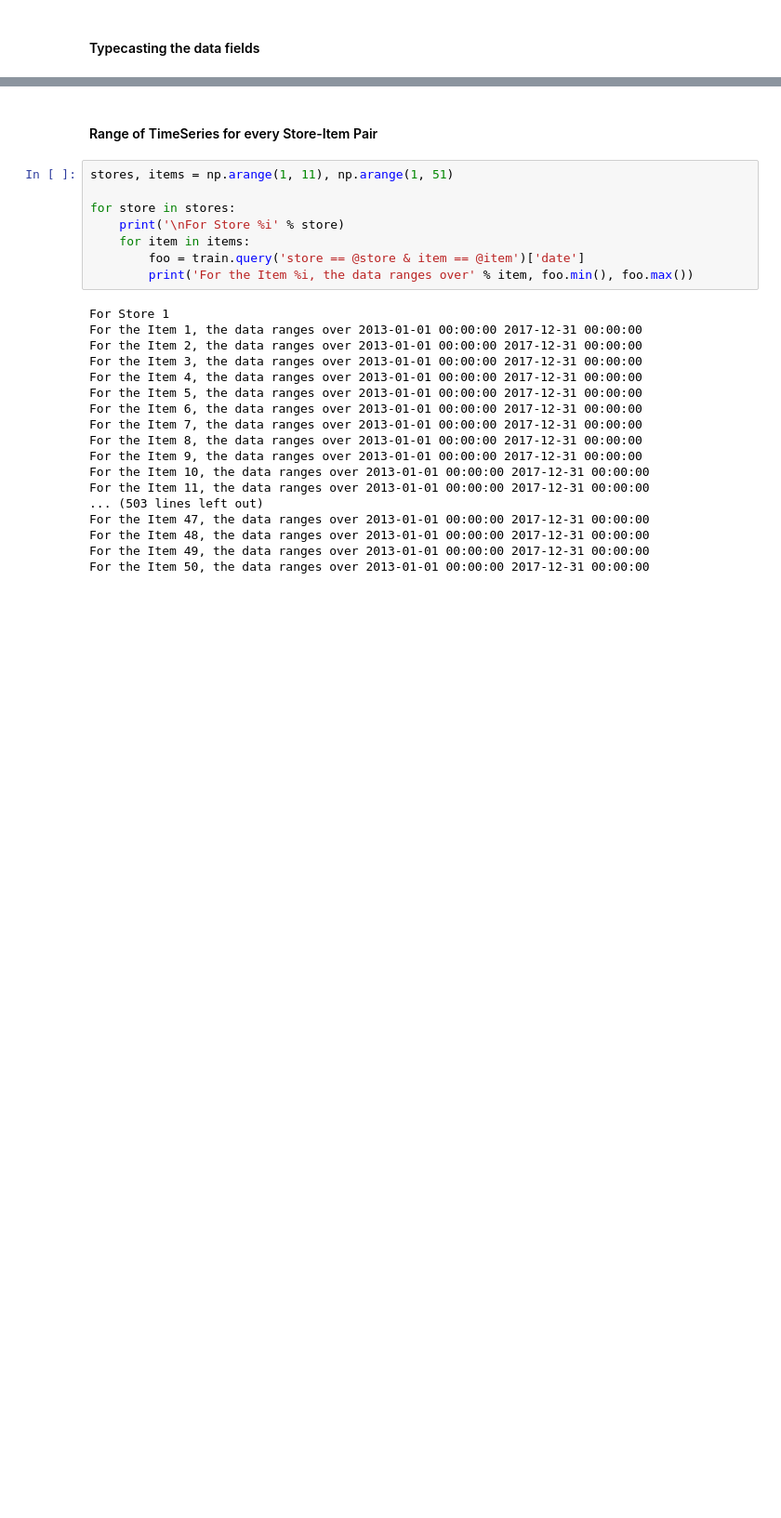
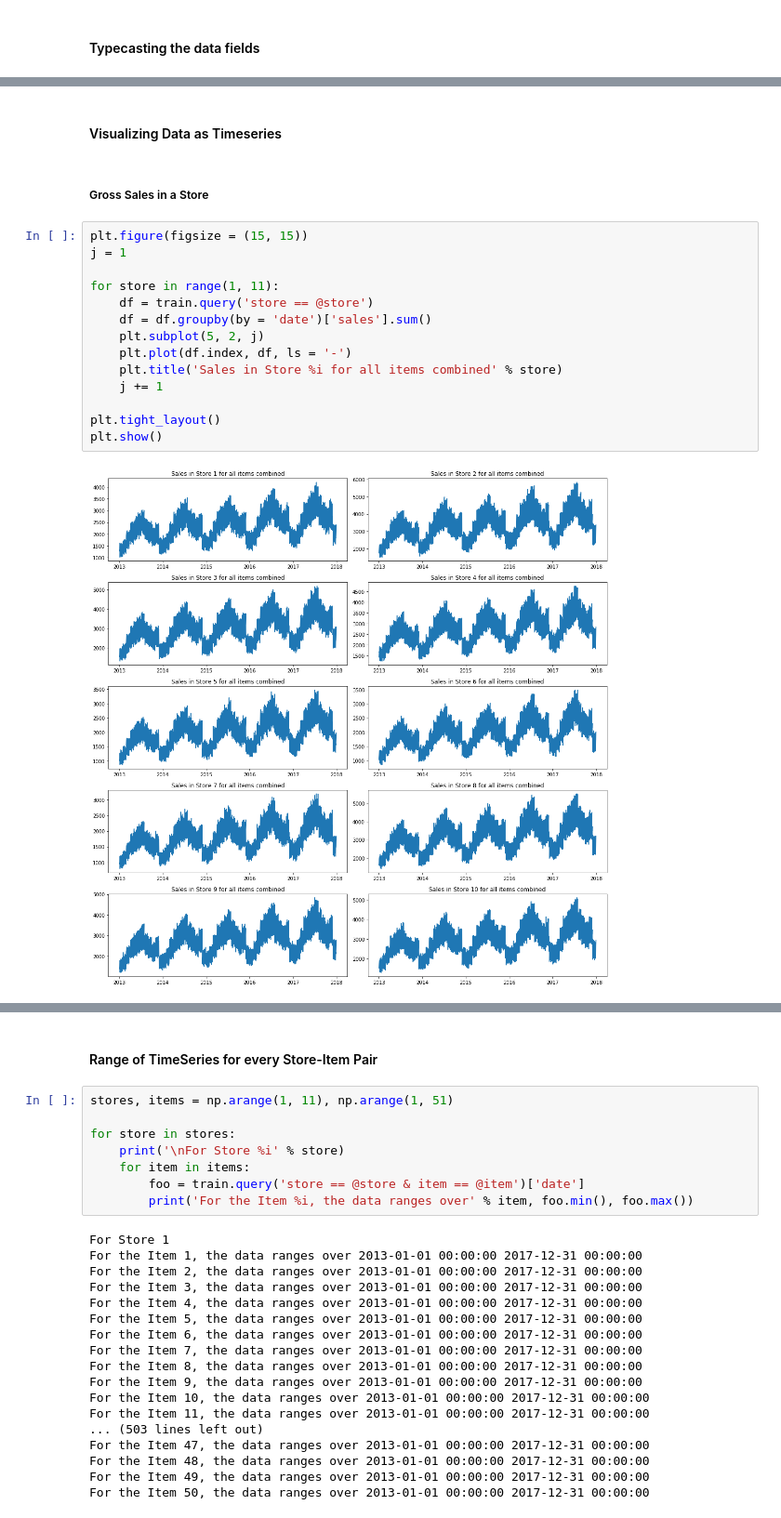
Before and after one commit to sanjeevgadre/Kaggle-Time-Series, a Jupyter notebook: EDA.ipynb, the cells around one changed output, grey strips where cells are left out. Shown at 93% size. Drawn from its saved outputs; the diff is of its cells as text; blank space fills up the shorter version.

```diff
--- a/EDA.ipynb
+++ b/EDA.ipynb
@@ -196,0 +193,20 @@ test.item = test.item.astype('category')
+# %% [markdown]
+#### Visualizing Data as Timeseries
+# %% [markdown]
+##### Gross Sales in a Store
+# %%
+plt.figure(figsize = (15, 15))
+j = 1
+
+for store in range(1, 11):
+    df = train.query('store == @store')
+    df = df.groupby(by = 'date')['sales'].sum()
+    plt.subplot(5, 2, j)
+    plt.plot(df.index, df, ls = '-')
+    plt.title('Sales in Store %i for all items combined' % store)
+    j += 1
+
+plt.tight_layout()
+plt.show()
+# %% [output]
+[figure, added]
```
Also changed, not shown: parts of 9 cells of this notebook.
